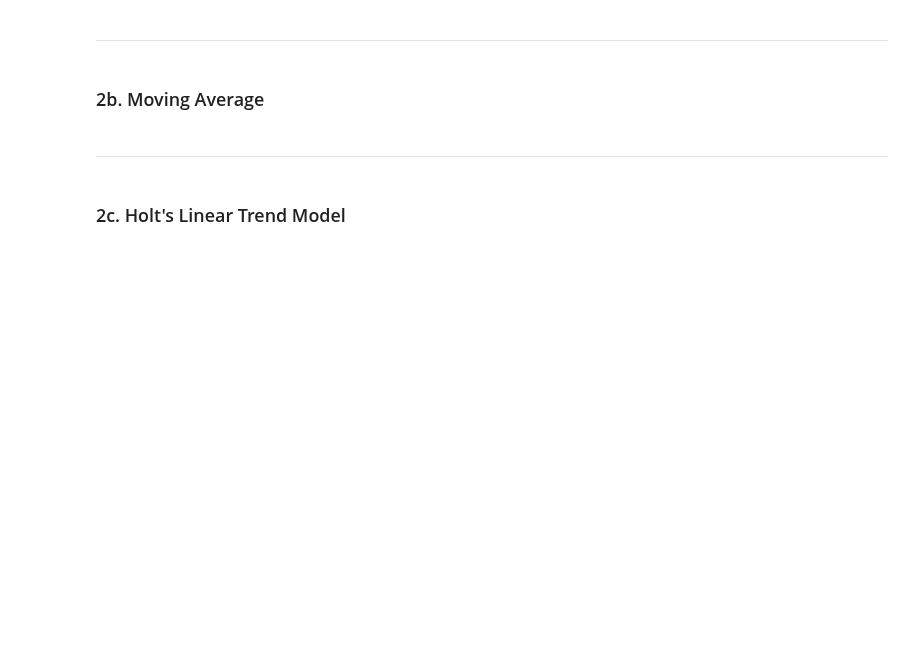
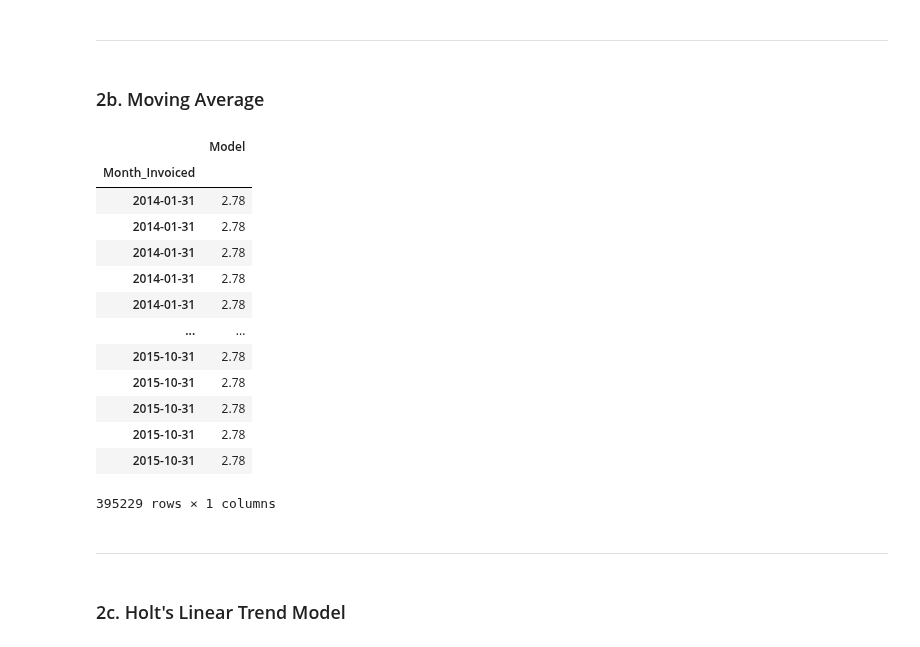
Before and after one commit to natasharivers/time-series-exercises, a Jupyter notebook: model.ipynb, the cells around one changed output. Cells and saved outputs as stored; diff of their text form; code cells hidden in the pictures; blank space fills up the shorter version.

```diff
--- a/model.ipynb
+++ b/model.ipynb
@@ -112,6 +244,34 @@ None
 <hr style="border:1px solid black"> </hr>
 # %% [markdown]
 ### 2b. Moving Average
+# %%
+# moving Average
+periods = [6, 12, 18, 24, 30, 36]
+
+for p in periods:
+    prediction = round(train['Amount'].rolling(p).mean()[-1], 2)
+
+    yhat_df = pd.DataFrame({'Model': prediction},
+                             index= train.index)
+
+    model_type = str(p) + 'd_moving_avg'
+# %%
+yhat_df
+# %% [output]
+|  | Model |
+| Month_Invoiced |  |
+| 2014-01-31 | 2.78 |
+| 2014-01-31 | 2.78 |
+| 2014-01-31 | 2.78 |
+| 2014-01-31 | 2.78 |
+| 2014-01-31 | 2.78 |
+| ... | ... |
+| 2015-10-31 | 2.78 |
+| 2015-10-31 | 2.78 |
+| 2015-10-31 | 2.78 |
+| 2015-10-31 | 2.78 |
+| 2015-10-31 | 2.78 |
+395229 rows × 1 columns
 # %% [markdown]
 <hr style="border:1px solid black"> </hr>
 # %% [markdown]
```
Also changed, not shown: parts of 27 cells of this notebook.
